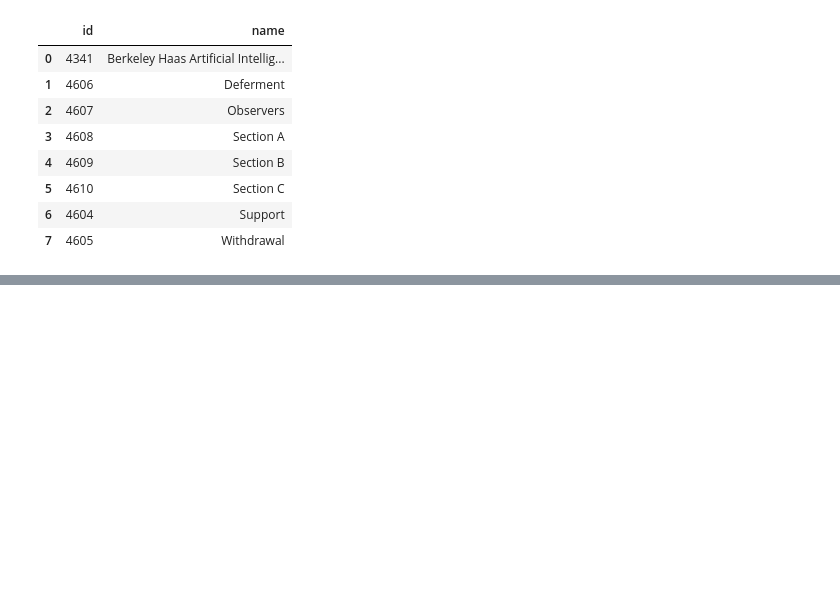
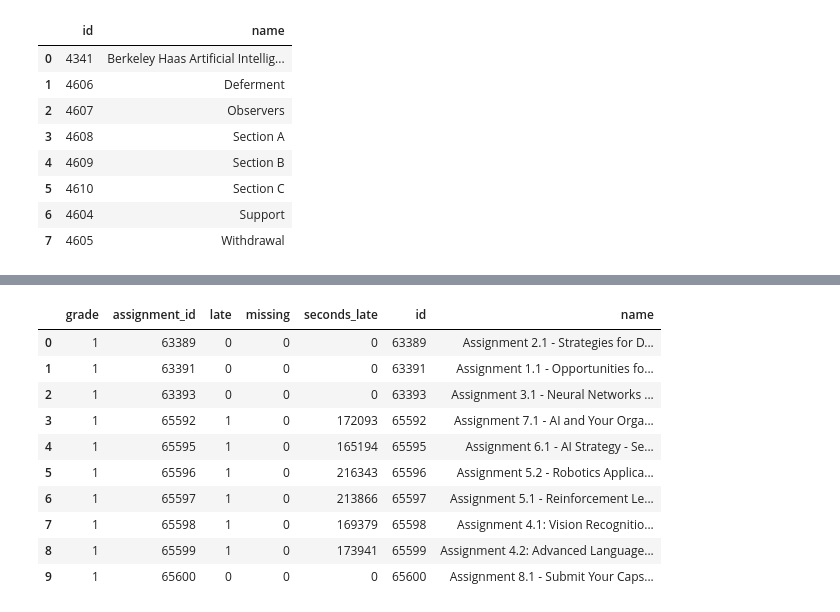
Before and after one commit to andrea-fantini/student-fail-prediction, a Jupyter notebook: notebooks/Data-Extraction.ipynb, the cells around one changed output, grey strips where cells are left out. Saved outputs shown, nothing was run; the diff lists cells and outputs as text; code cells hidden in the pictures; blank space fills up the shorter version.

```diff
--- a/notebooks/Data-Extraction.ipynb
+++ b/notebooks/Data-Extraction.ipynb
@@ -186,3 +218,18 @@ pd.DataFrame.from_dict(r)[['grade','assignment_id','late','missing','seconds_lat
+# %%
+# calculate pass fail
+pd.merge(student_submissions, valid_assignments, left_on='assignment_id', right_on='id', how='inner')
+# %% [output]
+|  | grade | assignment_id | late | missing | seconds_late | id | name |
+| 0 | 1 | 63389 | 0 | 0 | 0 | 63389 | Assignment 2.1 - Strategies for D... |
+| 1 | 1 | 63391 | 0 | 0 | 0 | 63391 | Assignment 1.1 - Opportunities fo... |
+| 2 | 1 | 63393 | 0 | 0 | 0 | 63393 | Assignment 3.1 - Neural Networks ... |
+| 3 | 1 | 65592 | 1 | 0 | 172093 | 65592 | Assignment 7.1 - AI and Your Orga... |
+| 4 | 1 | 65595 | 1 | 0 | 165194 | 65595 | Assignment 6.1 - AI Strategy - Se... |
+| 5 | 1 | 65596 | 1 | 0 | 216343 | 65596 | Assignment 5.2 - Robotics Applica... |
+| 6 | 1 | 65597 | 1 | 0 | 213866 | 65597 | Assignment 5.1 - Reinforcement Le... |
+| 7 | 1 | 65598 | 1 | 0 | 169379 | 65598 | Assignment 4.1: Vision Recognitio... |
+| 8 | 1 | 65599 | 1 | 0 | 173941 | 65599 | Assignment 4.2: Advanced Language... |
+| 9 | 1 | 65600 | 0 | 0 | 0 | 65600 | Assignment 8.1 - Submit Your Caps... |
 # %%
 # get capstone project success rate assignment_id=65600
 course_id = 1574
```
Also changed, not shown: parts of 13 cells of this notebook.
